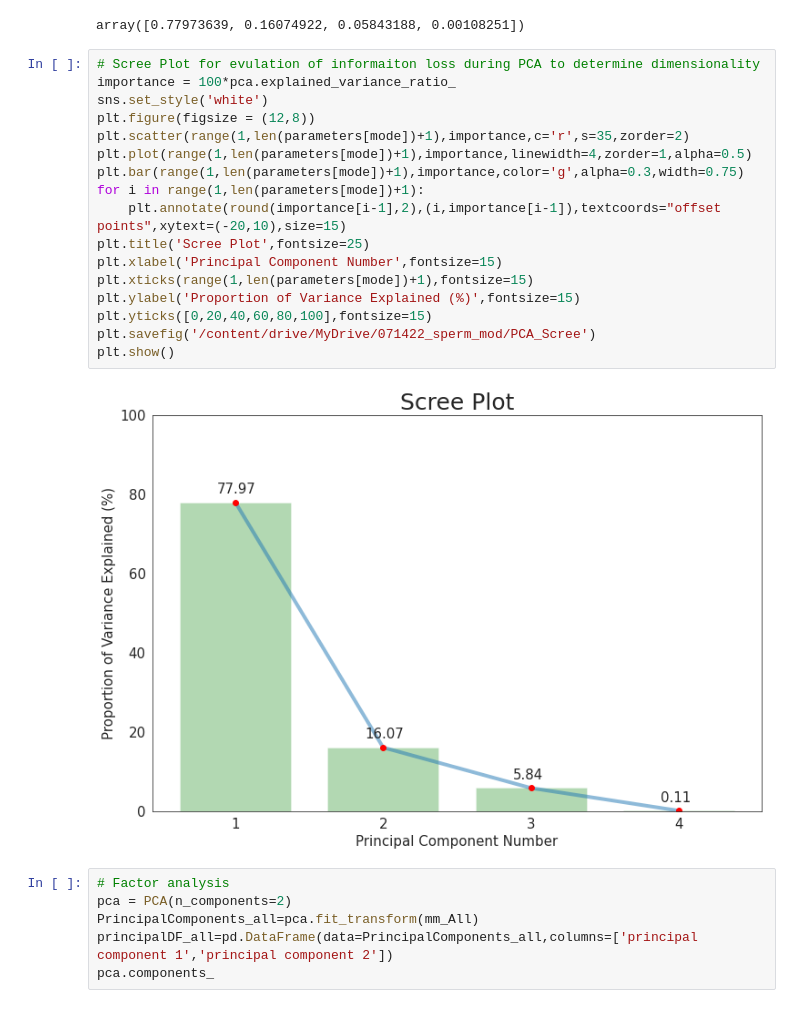
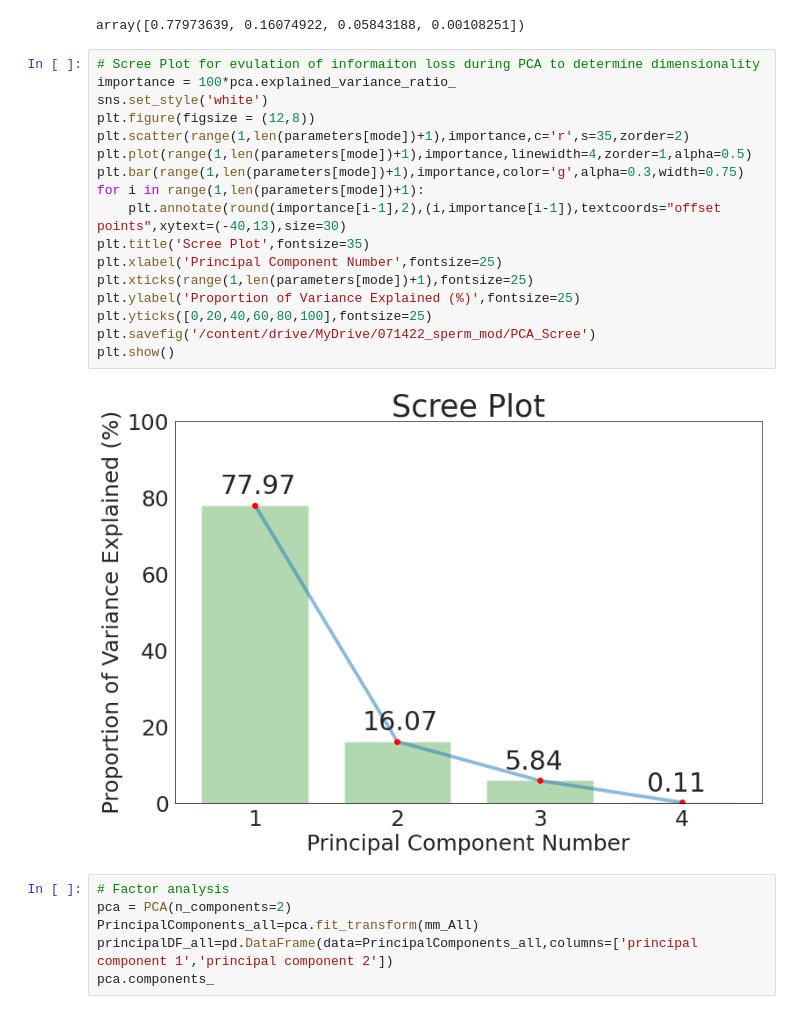
Before and after one commit to YZCUS/py-SpermTracking, a Jupyter notebook: 071422_feature_extraction.ipynb, the cells around one changed output. Cells and saved outputs as stored; diff of their text form.

```diff
--- a/071422_feature_extraction.ipynb
+++ b/071422_feature_extraction.ipynb
@@ -172,22 +172,22 @@ array([0.77973639, 0.16074922, 0.05843188, 0.00108251])
 # %%
 # Scree Plot for evulation of informaiton loss during PCA to determine dimensionality
 importance = 100*pca.explained_variance_ratio_
 sns.set_style('white')
 plt.figure(figsize = (12,8))
 plt.scatter(range(1,len(parameters[mode])+1),importance,c='r',s=35,zorder=2)
 plt.plot(range(1,len(parameters[mode])+1),importance,linewidth=4,zorder=1,alpha=0.5)
 plt.bar(range(1,len(parameters[mode])+1),importance,color='g',alpha=0.3,width=0.75)
 for i in range(1,len(parameters[mode])+1):
-    plt.annotate(round(importance[i-1],2),(i,importance[i-1]),textcoords="offset points",xytext=(-20,10),size=15)
-plt.title('Scree Plot',fontsize=25)
-plt.xlabel('Principal Component Number',fontsize=15)
-plt.xticks(range(1,len(parameters[mode])+1),fontsize=15)
-plt.ylabel('Proportion of Variance Explained (%)',fontsize=15)
-plt.yticks([0,20,40,60,80,100],fontsize=15)
+    plt.annotate(round(importance[i-1],2),(i,importance[i-1]),textcoords="offset points",xytext=(-40,13),size=30)
+plt.title('Scree Plot',fontsize=35)
+plt.xlabel('Principal Component Number',fontsize=25)
+plt.xticks(range(1,len(parameters[mode])+1),fontsize=25)
+plt.ylabel('Proportion of Variance Explained (%)',fontsize=25)
+plt.yticks([0,20,40,60,80,100],fontsize=25)
 plt.savefig('/content/drive/MyDrive/071422_sperm_mod/PCA_Scree')
 plt.show()
 # %% [output]
-[figure, old version]
+[figure, new version]
 # %%
 # Factor analysis
 pca = PCA(n_components=2)
```
Also changed, not shown: parts of 18 cells of this notebook.
